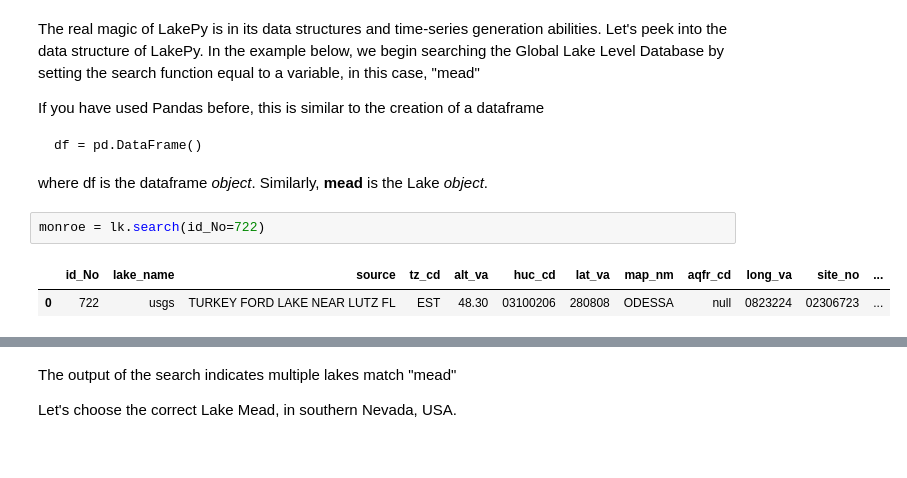
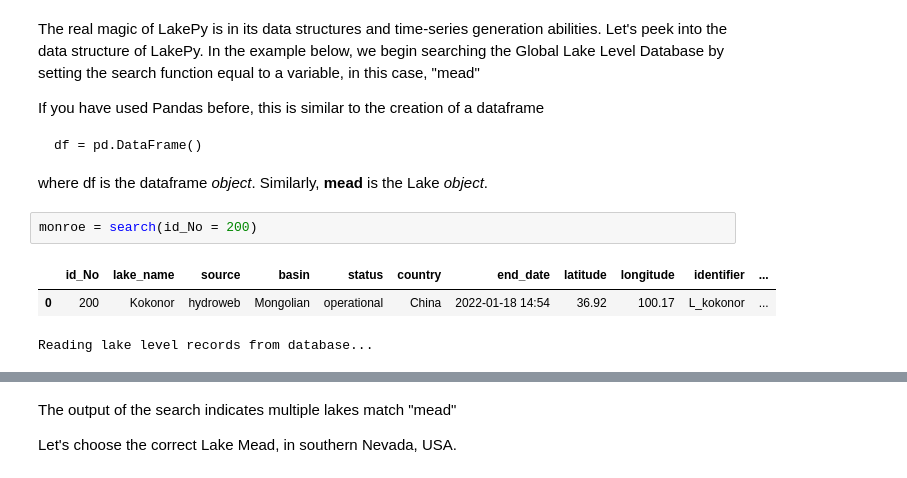
Before and after one commit to ESIPFed/LakePy, a Jupyter notebook: notebooks/LakePy Walkthrough.ipynb, the cells around one changed output, grey strips where cells are left out. Saved outputs shown, nothing was run; the diff lists cells and outputs as text.

````diff
--- a/notebooks/LakePy Walkthrough.ipynb
+++ b/notebooks/LakePy Walkthrough.ipynb
@@ -21,7 +40,8 @@ df = pd.DataFrame()
 ```
 where df is the dataframe _object_. Similarly, **mead** is the Lake _object_.
 # %%
-monroe = lk.search(id_No=722)
+monroe = search(id_No = 200)
 # %% [output]
-|  | id_No | lake_name | source | tz_cd | alt_va | huc_cd | lat_va | map_nm | aqfr_cd | long_va | site_no | ... |
-| 0 | 722 | usgs | TURKEY FORD LAKE NEAR LUTZ FL | EST | 48.30 | 03100206 | 280808 | ODESSA | null | 0823224 | 02306723 | ... |
+|  | id_No | lake_name | source | basin | status | country | end_date | latitude | longitude | identifier | ... |
+| 0 | 200 | Kokonor | hydroweb | Mongolian | operational | China | 2022-01-18 14:54 | 36.92 | 100.17 | L_kokonor | ... |
+Reading lake level records from database...
````
Also changed, not shown: parts of 6 cells of this notebook, 1 other file.
